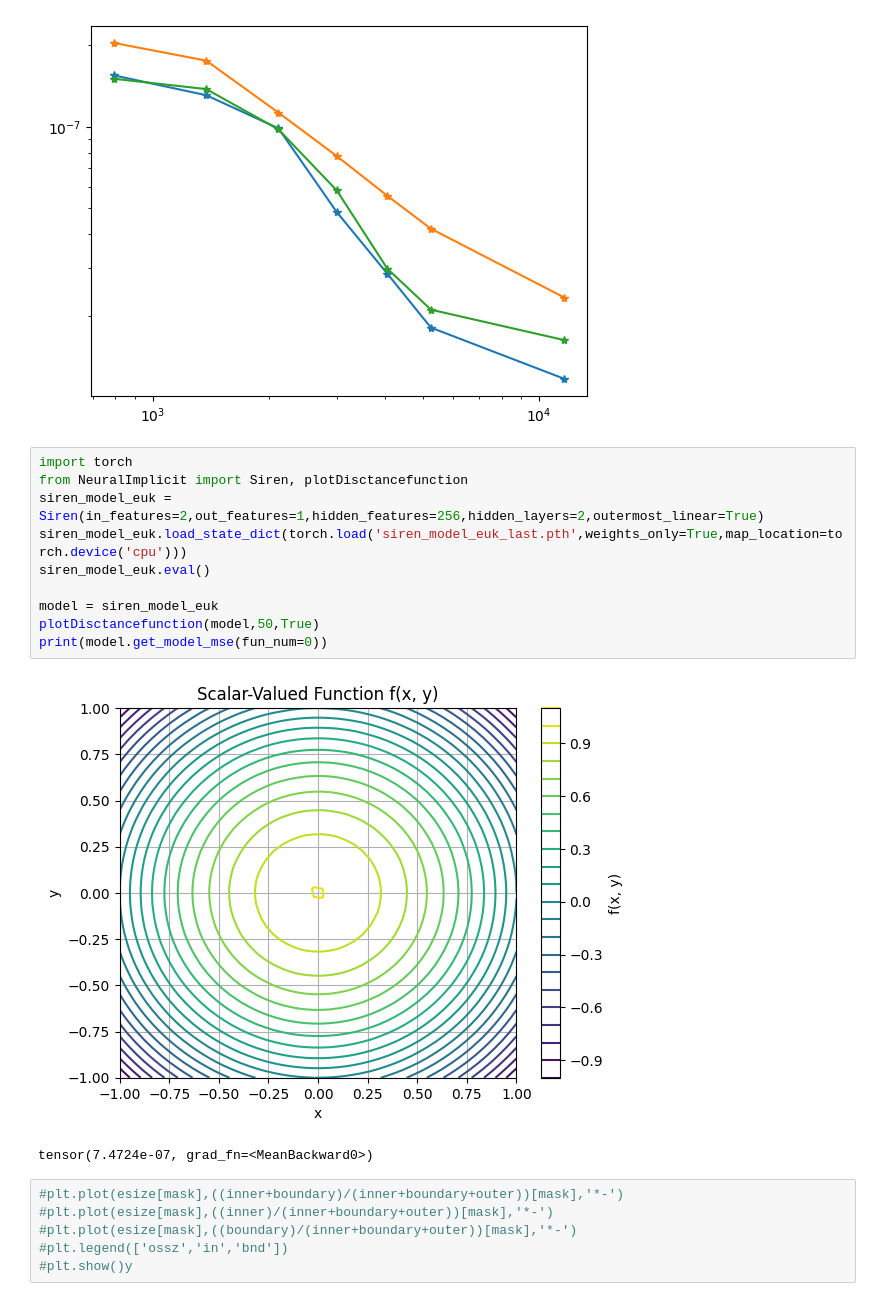
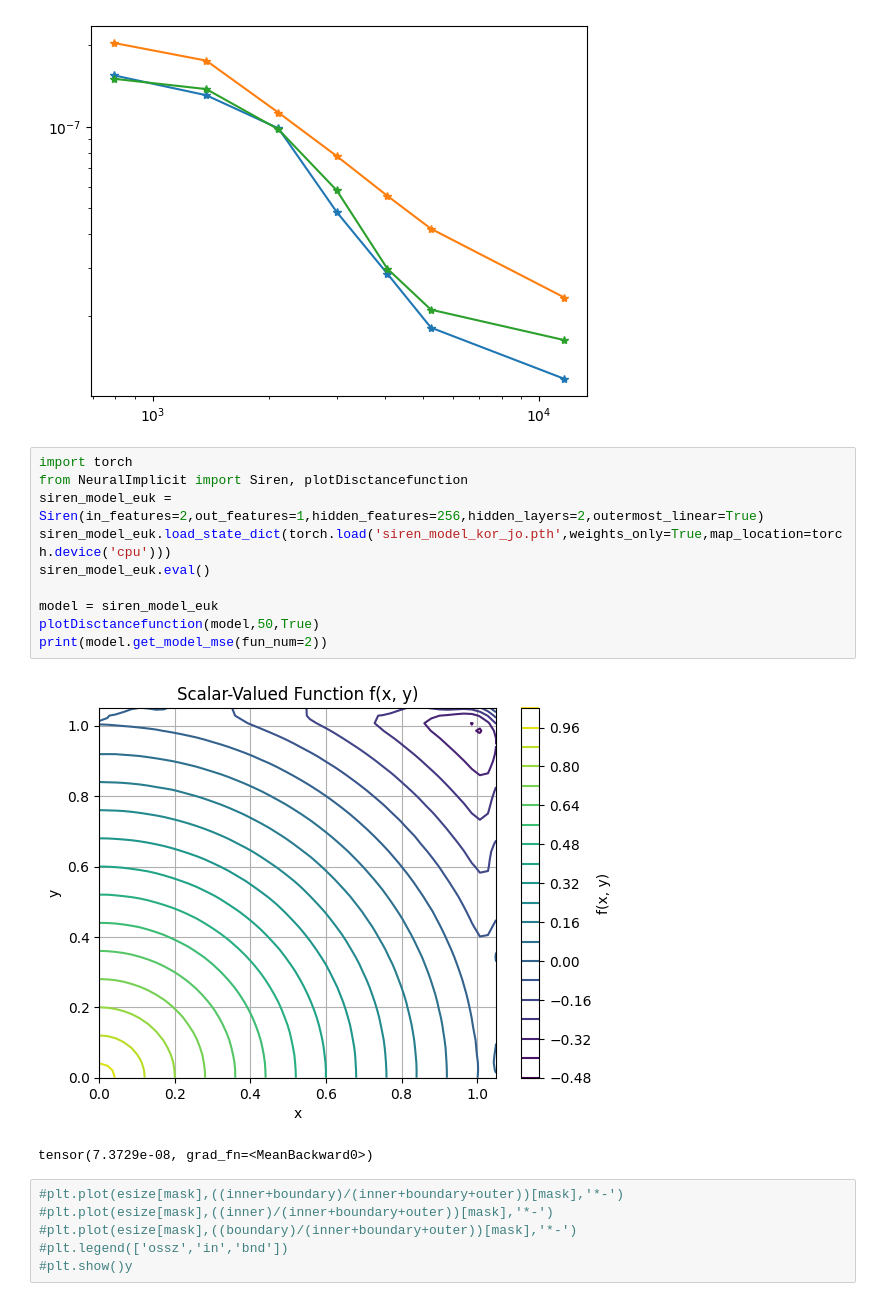
Before and after one commit to csgellert/NeuralIGA, a Jupyter notebook: Neural iga/visualize_results.ipynb, the cells around one changed output. Drawn from its saved outputs; the diff is of its cells as text.

```diff
--- a/Neural iga/visualize_results.ipynb
+++ b/Neural iga/visualize_results.ipynb
@@ -235,16 +235,16 @@ plt.show()
 # %%
 import torch
 from NeuralImplicit import Siren, plotDisctancefunction
 siren_model_euk = Siren(in_features=2,out_features=1,hidden_features=256,hidden_layers=2,outermost_linear=True)
-siren_model_euk.load_state_dict(torch.load('siren_model_euk_last.pth',weights_only=True,map_location=torch.device('cpu')))
+siren_model_euk.load_state_dict(torch.load('siren_model_kor_jo.pth',weights_only=True,map_location=torch.device('cpu')))
 siren_model_euk.eval()
 
 model = siren_model_euk
 plotDisctancefunction(model,50,True)
-print(model.get_model_mse(fun_num=0))
+print(model.get_model_mse(fun_num=2))
 # %% [output]
-[figure, old version]
+[figure, new version]
-tensor(7.4724e-07, grad_fn=<MeanBackward0>)
+tensor(7.3729e-08, grad_fn=<MeanBackward0>)
 # %%
 #plt.plot(esize[mask],((inner+boundary)/(inner+boundary+outer))[mask],'*-')
 #plt.plot(esize[mask],((inner)/(inner+boundary+outer))[mask],'*-')
```
Also changed, not shown: parts of 4 cells of this notebook, 6 other files.
